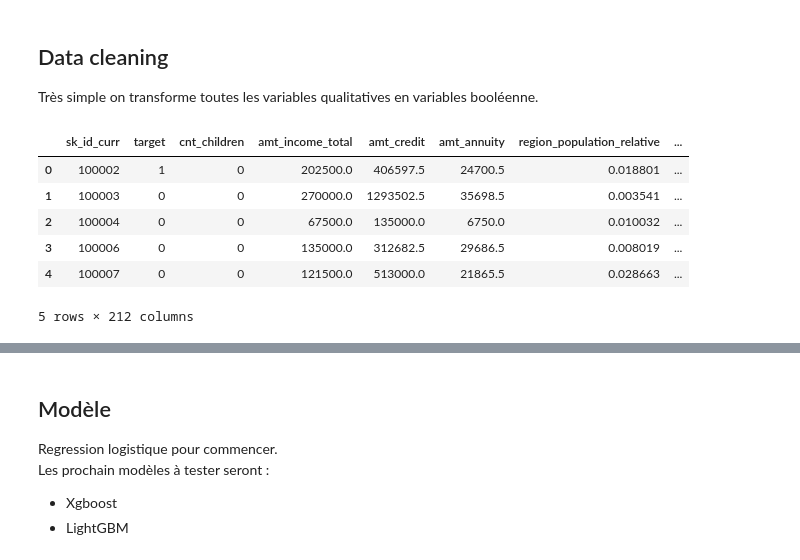
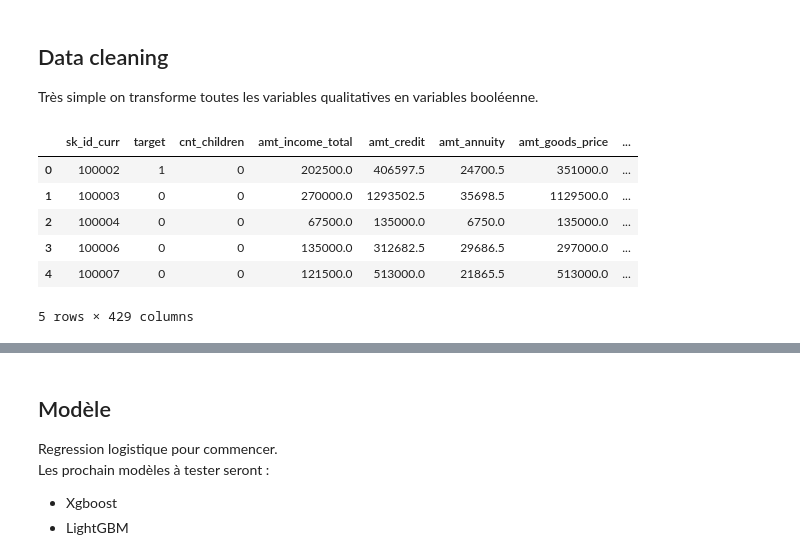
Before and after one commit to tdilasser/Home-credit-default-risk, a Jupyter notebook: baseline_model.ipynb, the cells around one changed output, grey strips where cells are left out. Cells and saved outputs as stored; diff of their text form; code cells hidden in the pictures.

```diff
--- a/baseline_model.ipynb
+++ b/baseline_model.ipynb
@@ -50,0 +84,9 @@ data_application_train.head()
+# %%
+bureau = data_bureau.groupby('sk_id_curr')[['sk_id_bureau']].count().rename(columns={'sk_id_bureau':'sk_id_bureau_count'})
+bureau.columns = [ 'bureau_' + x for x in bureau.columns]
+del(data_bureau)
+# %%
+card_credit = data_credit_card_balance.groupby('sk_id_curr').agg(['min','max','mean','std','median','count','sum'])
+card_credit.columns = ["_".join(x) for x in card_credit.columns.ravel()]
+card_credit.columns = [ 'card_credit_' + x for x in card_credit.columns]
+del(data_credit_card_balance)
@@ -51,3 +95,10 @@ data_application_train.head()
+# %%
+data_train = data_application_train.set_index('sk_id_curr').join(cash,how='left')
+data_train = data_train.join(bureau,how='left')
+data_train = data_train.join(card_credit,how='left')
+del(cash)
+del(bureau)
+del(card_credit)
 # %% [markdown]
 ### Analyse
 # %%
@@ -72,10 +117,14 @@ data =data.fillna(0)
+# %%
+data_cleaned = pd.get_dummies(data_train)
+data_cleaned = data_cleaned.fillna(0)
+data_cleaned = data_cleaned.reset_index()
 # %%
-data.head()
+data_cleaned.head()
 # %% [output]
-|  | sk_id_curr | target | cnt_children | amt_income_total | amt_credit | amt_annuity | region_population_relative | ... |
-| 0 | 100002 | 1 | 0 | 202500.0 | 406597.5 | 24700.5 | 0.018801 | ... |
-| 1 | 100003 | 0 | 0 | 270000.0 | 1293502.5 | 35698.5 | 0.003541 | ... |
-| 2 | 100004 | 0 | 0 | 67500.0 | 135000.0 | 6750.0 | 0.010032 | ... |
-| 3 | 100006 | 0 | 0 | 135000.0 | 312682.5 | 29686.5 | 0.008019 | ... |
-| 4 | 100007 | 0 | 0 | 121500.0 | 513000.0 | 21865.5 | 0.028663 | ... |
+|  | sk_id_curr | target | cnt_children | amt_income_total | amt_credit | amt_annuity | amt_goods_price | ... |
+| 0 | 100002 | 1 | 0 | 202500.0 | 406597.5 | 24700.5 | 351000.0 | ... |
+| 1 | 100003 | 0 | 0 | 270000.0 | 1293502.5 | 35698.5 | 1129500.0 | ... |
+| 2 | 100004 | 0 | 0 | 67500.0 | 135000.0 | 6750.0 | 135000.0 | ... |
+| 3 | 100006 | 0 | 0 | 135000.0 | 312682.5 | 29686.5 | 297000.0 | ... |
+| 4 | 100007 | 0 | 0 | 121500.0 | 513000.0 | 21865.5 | 513000.0 | ... |
-5 rows × 212 columns
+5 rows × 429 columns
```
Also changed, not shown: parts of 32 cells of this notebook.
